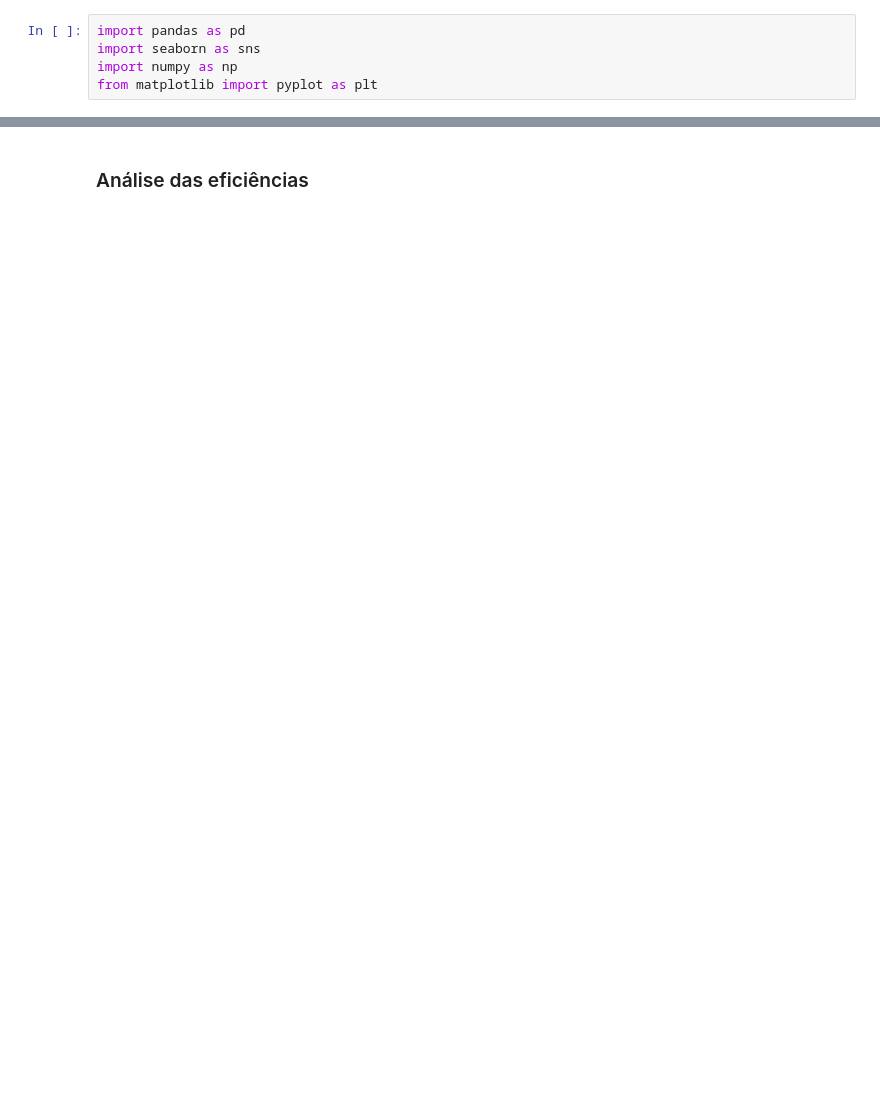
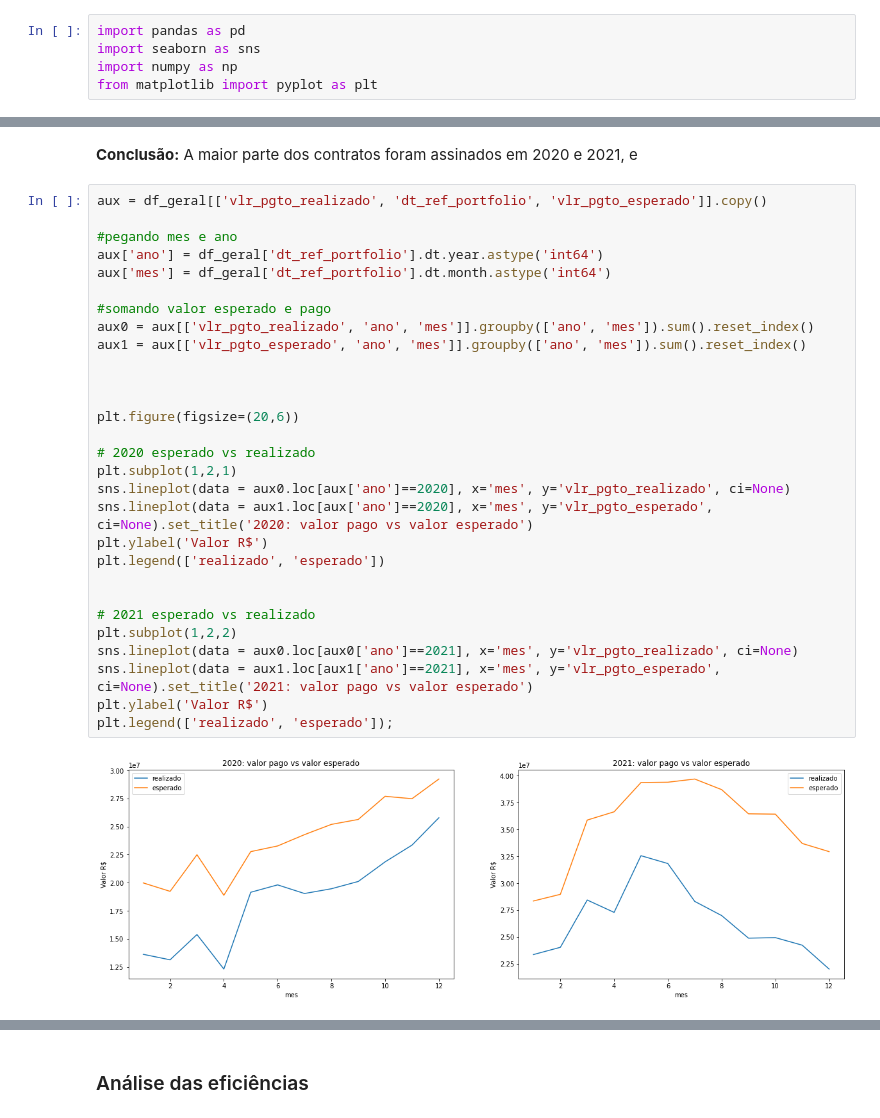
Before and after one commit to heitorfe/data_challenge_stone, a Jupyter notebook: notebooks/EDA.ipynb, the cells around one changed output, grey strips where cells are left out. Drawn from its saved outputs; the diff is of its cells as text; blank space fills up the shorter version.

```diff
--- a/notebooks/EDA.ipynb
+++ b/notebooks/EDA.ipynb
@@ -319,0 +128,33 @@ df_lido.head(300)
+# %% [markdown]
+**Conclusão:** A maior parte dos contratos foram assinados em 2020 e 2021, e
+# %%
+aux = df_geral[['vlr_pgto_realizado', 'dt_ref_portfolio', 'vlr_pgto_esperado']].copy()
+
+#pegando mes e ano
+aux['ano'] = df_geral['dt_ref_portfolio'].dt.year.astype('int64')
+aux['mes'] = df_geral['dt_ref_portfolio'].dt.month.astype('int64')
+
+#somando valor esperado e pago
+aux0 = aux[['vlr_pgto_realizado', 'ano', 'mes']].groupby(['ano', 'mes']).sum().reset_index()
+aux1 = aux[['vlr_pgto_esperado', 'ano', 'mes']].groupby(['ano', 'mes']).sum().reset_index()
+
+
+
+plt.figure(figsize=(20,6))
+
+# 2020 esperado vs realizado
+plt.subplot(1,2,1)
+sns.lineplot(data = aux0.loc[aux['ano']==2020], x='mes', y='vlr_pgto_realizado', ci=None)
+sns.lineplot(data = aux1.loc[aux['ano']==2020], x='mes', y='vlr_pgto_esperado', ci=None).set_title('2020: valor pago vs valor esperado')
+plt.ylabel('Valor R$')
+plt.legend(['realizado', 'esperado'])
+
+
+# 2021 esperado vs realizado
+plt.subplot(1,2,2)
+sns.lineplot(data = aux0.loc[aux0['ano']==2021], x='mes', y='vlr_pgto_realizado', ci=None)
+sns.lineplot(data = aux1.loc[aux1['ano']==2021], x='mes', y='vlr_pgto_esperado', ci=None).set_title('2021: valor pago vs valor esperado')
+plt.ylabel('Valor R$')
+plt.legend(['realizado', 'esperado']);
+# %% [output]
+[figure, added]
```
Also changed, not shown: parts of 105 cells of this notebook, 1 other file.
